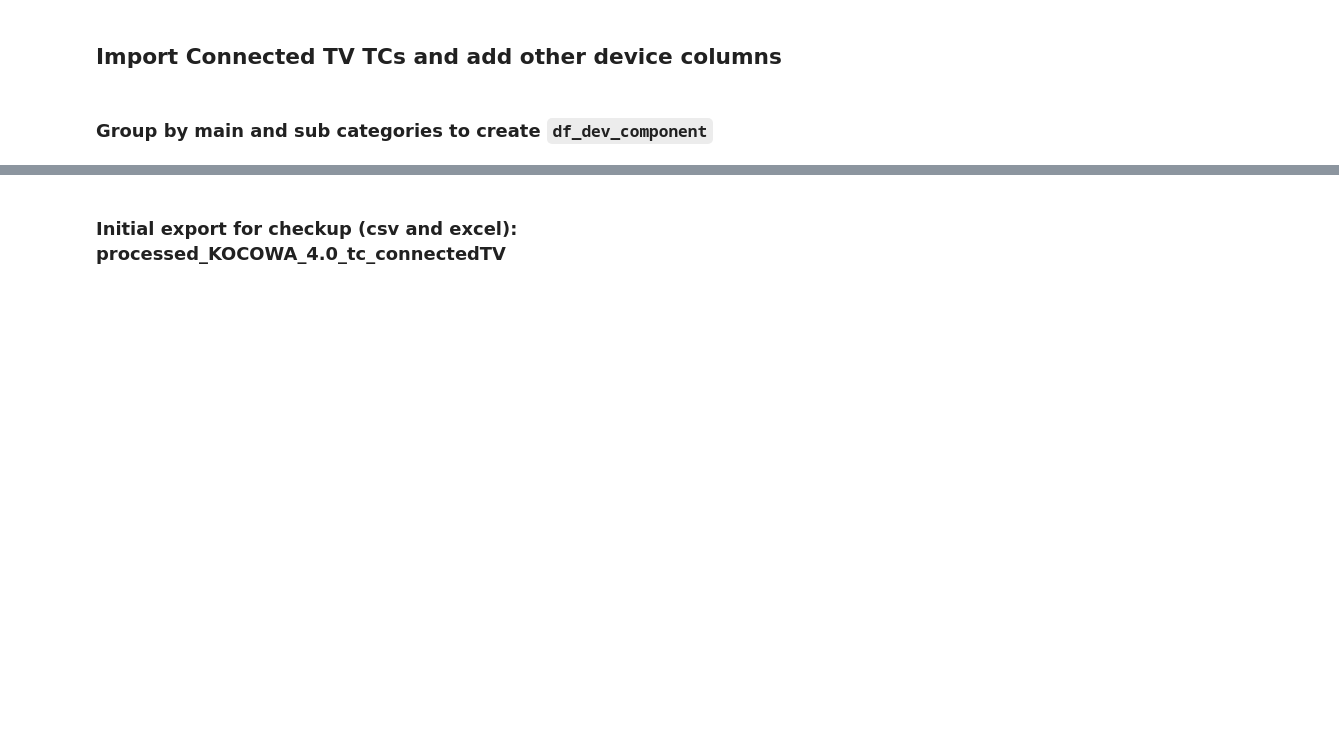
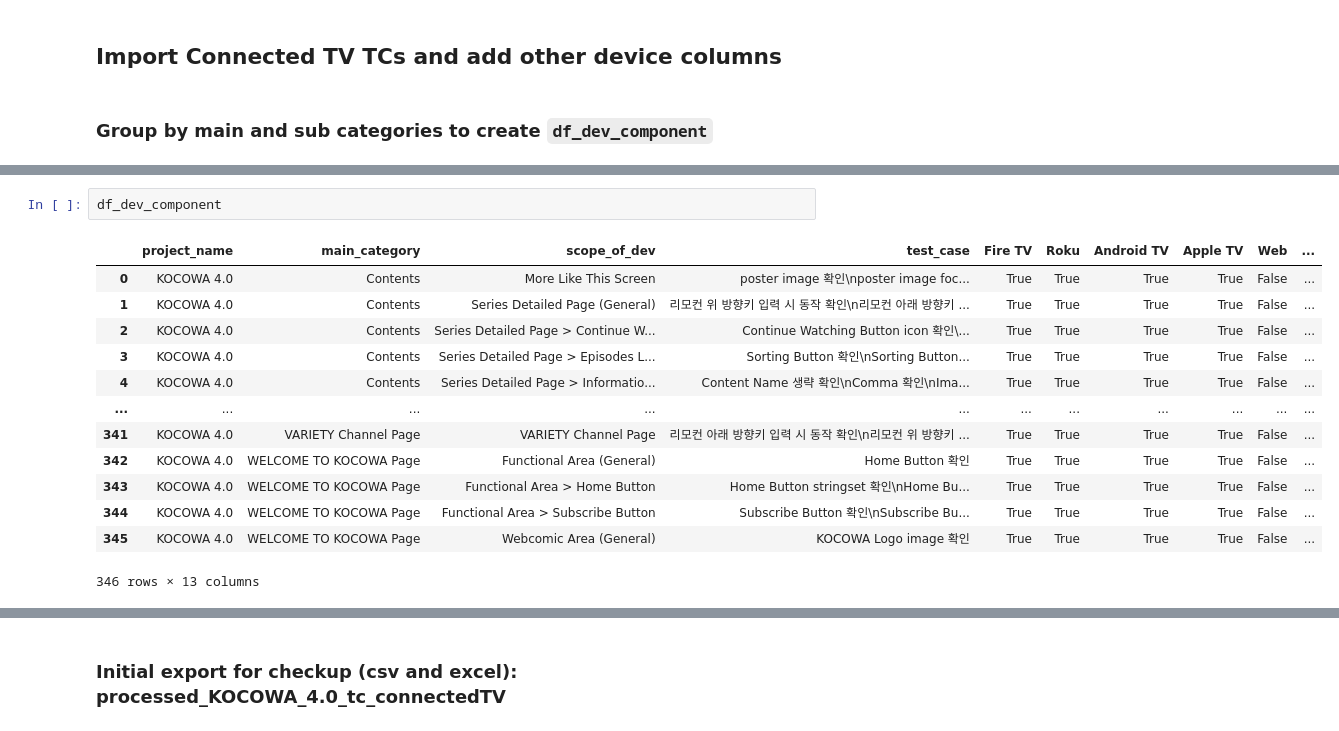
Before and after one commit to offthemenu/wA-projects, a Jupyter notebook: qc-request/tc-eda-4.0-connectedTV_webMobile.ipynb, the cells around one changed output, grey strips where cells are left out. Cells and saved outputs as stored; diff of their text form; blank space fills up the shorter version.

```diff
--- a/qc-request/tc-eda-4.0-connectedTV_webMobile.ipynb
+++ b/qc-request/tc-eda-4.0-connectedTV_webMobile.ipynb
@@ -150,3 +160,19 @@ len(list(df_dev_component_cleaned.scope_of_dev.unique()))
+# %%
+df_dev_component
+# %% [output]
+|  | project_name | main_category | scope_of_dev | test_case | Fire TV | Roku | Android TV | Apple TV | Web | ... |
+| 0 | KOCOWA 4.0 | Contents | More Like This Screen | poster image 확인\nposter image foc... | True | True | True | True | False | ... |
+| 1 | KOCOWA 4.0 | Contents | Series Detailed Page (General) | 리모컨 위 방향키 입력 시 동작 확인\n리모컨 아래 방향키 ... | True | True | True | True | False | ... |
+| 2 | KOCOWA 4.0 | Contents | Series Detailed Page > Continue W... | Continue Watching Button icon 확인\... | True | True | True | True | False | ... |
+| 3 | KOCOWA 4.0 | Contents | Series Detailed Page > Episodes L... | Sorting Button 확인\nSorting Button... | True | True | True | True | False | ... |
+| 4 | KOCOWA 4.0 | Contents | Series Detailed Page > Informatio... | Content Name 생략 확인\nComma 확인\nIma... | True | True | True | True | False | ... |
+| ... | ... | ... | ... | ... | ... | ... | ... | ... | ... | ... |
+| 341 | KOCOWA 4.0 | VARIETY Channel Page | VARIETY Channel Page | 리모컨 아래 방향키 입력 시 동작 확인\n리모컨 위 방향키 ... | True | True | True | True | False | ... |
+| 342 | KOCOWA 4.0 | WELCOME TO KOCOWA Page | Functional Area (General) | Home Button 확인 | True | True | True | True | False | ... |
+| 343 | KOCOWA 4.0 | WELCOME TO KOCOWA Page | Functional Area > Home Button | Home Button stringset 확인\nHome Bu... | True | True | True | True | False | ... |
+| 344 | KOCOWA 4.0 | WELCOME TO KOCOWA Page | Functional Area > Subscribe Button | Subscribe Button 확인\nSubscribe Bu... | True | True | True | True | False | ... |
+| 345 | KOCOWA 4.0 | WELCOME TO KOCOWA Page | Webcomic Area (General) | KOCOWA Logo image 확인 | True | True | True | True | False | ... |
+346 rows × 13 columns
 # %%
 df_dev_component_cleaned
 # %% [output]
```
Also changed, not shown: parts of 3 cells of this notebook, 1 other file.
